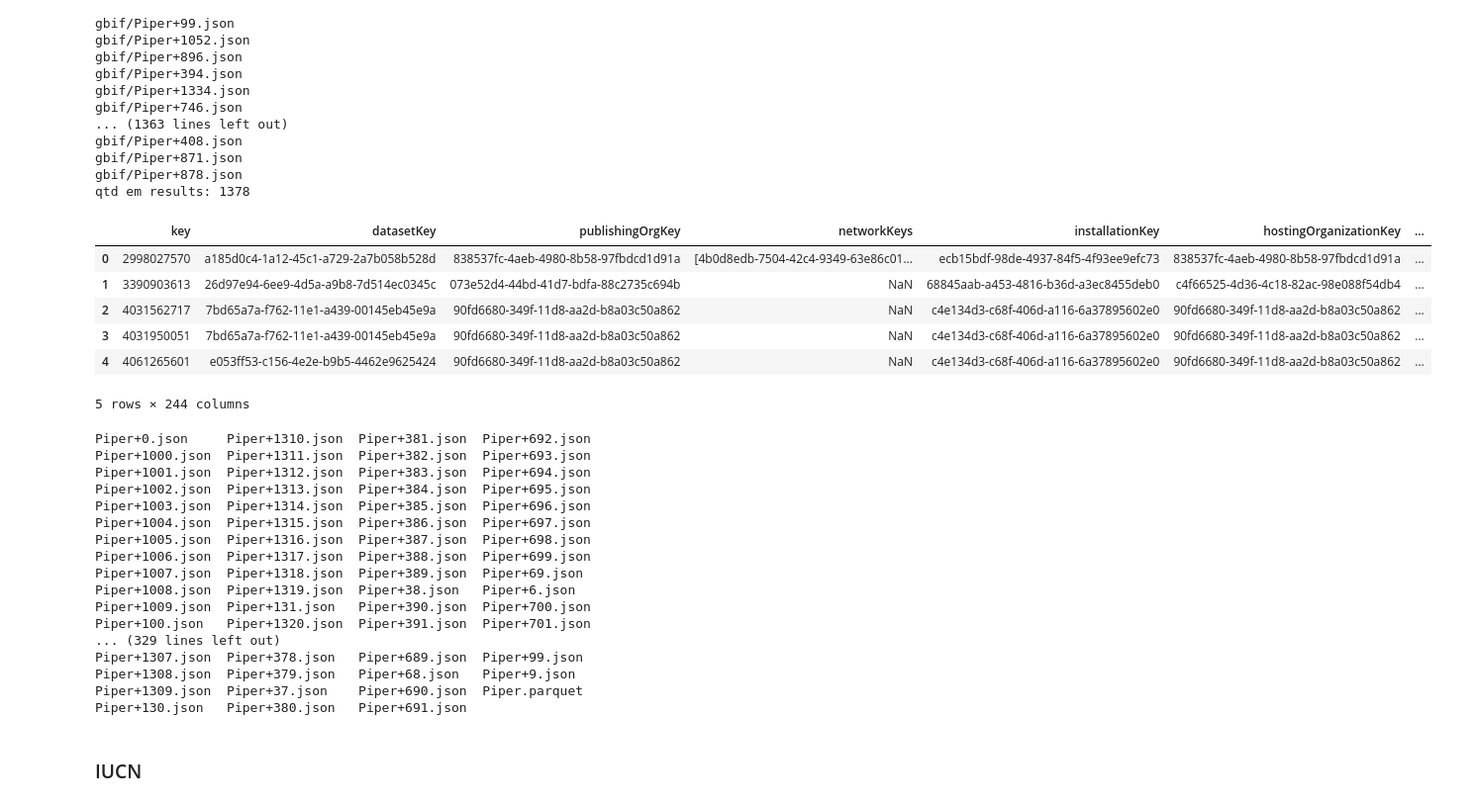
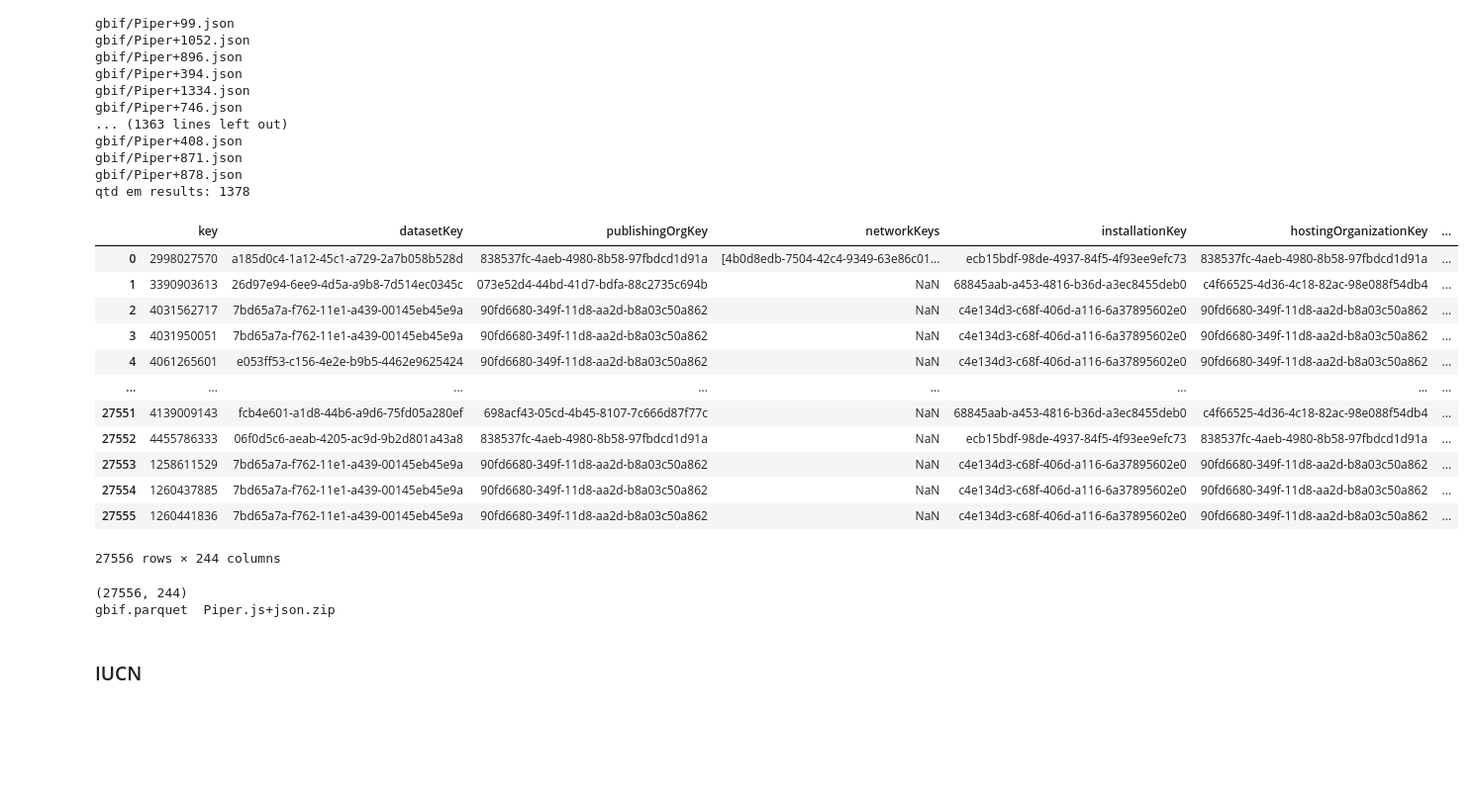
Before and after one commit to xaaaandao/din4072-applied-data-science, a Jupyter notebook: 02preprocess.ipynb, the cells around one changed output. Shown: that part at 99% size. Saved outputs shown, nothing was run; the diff lists cells and outputs as text; code cells hidden in the pictures; blank space fills up the shorter version.

```diff
--- a/02preprocess.ipynb
+++ b/02preprocess.ipynb
@@ -64,38 +64,30 @@ qtd em results: 1378
 # %%
 data = list(itertools.chain(*(r for r in results)))
 d2= dict(itertools.chain.from_iterable(d.items() for d in data))
 df = pd.json_normalize(data)
-df.head()
+df
 # %% [output]
 |  | key | datasetKey | publishingOrgKey | networkKeys | installationKey | hostingOrganizationKey | ... |
 | 0 | 2998027570 | a185d0c4-1a12-45c1-a729-2a7b058b528d | 838537fc-4aeb-4980-8b58-97fbdcd1d91a | [4b0d8edb-7504-42c4-9349-63e86c01... | ecb15bdf-98de-4937-84f5-4f93ee9efc73 | 838537fc-4aeb-4980-8b58-97fbdcd1d91a | ... |
 | 1 | 3390903613 | 26d97e94-6ee9-4d5a-a9b8-7d514ec0345c | 073e52d4-44bd-41d7-bdfa-88c2735c694b | NaN | 68845aab-a453-4816-b36d-a3ec8455deb0 | c4f66525-4d36-4c18-82ac-98e088f54db4 | ... |
 | 2 | 4031562717 | 7bd65a7a-f762-11e1-a439-00145eb45e9a | 90fd6680-349f-11d8-aa2d-b8a03c50a862 | NaN | c4e134d3-c68f-406d-a116-6a37895602e0 | 90fd6680-349f-11d8-aa2d-b8a03c50a862 | ... |
 | 3 | 4031950051 | 7bd65a7a-f762-11e1-a439-00145eb45e9a | 90fd6680-349f-11d8-aa2d-b8a03c50a862 | NaN | c4e134d3-c68f-406d-a116-6a37895602e0 | 90fd6680-349f-11d8-aa2d-b8a03c50a862 | ... |
 | 4 | 4061265601 | e053ff53-c156-4e2e-b9b5-4462e9625424 | 90fd6680-349f-11d8-aa2d-b8a03c50a862 | NaN | c4e134d3-c68f-406d-a116-6a37895602e0 | 90fd6680-349f-11d8-aa2d-b8a03c50a862 | ... |
+| ... | ... | ... | ... | ... | ... | ... | ... |
+| 27551 | 4139009143 | fcb4e601-a1d8-44b6-a9d6-75fd05a280ef | 698acf43-05cd-4b45-8107-7c666d87f77c | NaN | 68845aab-a453-4816-b36d-a3ec8455deb0 | c4f66525-4d36-4c18-82ac-98e088f54db4 | ... |
+| 27552 | 4455786333 | 06f0d5c6-aeab-4205-ac9d-9b2d801a43a8 | 838537fc-4aeb-4980-8b58-97fbdcd1d91a | NaN | ecb15bdf-98de-4937-84f5-4f93ee9efc73 | 838537fc-4aeb-4980-8b58-97fbdcd1d91a | ... |
+| 27553 | 1258611529 | 7bd65a7a-f762-11e1-a439-00145eb45e9a | 90fd6680-349f-11d8-aa2d-b8a03c50a862 | NaN | c4e134d3-c68f-406d-a116-6a37895602e0 | 90fd6680-349f-11d8-aa2d-b8a03c50a862 | ... |
+| 27554 | 1260437885 | 7bd65a7a-f762-11e1-a439-00145eb45e9a | 90fd6680-349f-11d8-aa2d-b8a03c50a862 | NaN | c4e134d3-c68f-406d-a116-6a37895602e0 | 90fd6680-349f-11d8-aa2d-b8a03c50a862 | ... |
+| 27555 | 1260441836 | 7bd65a7a-f762-11e1-a439-00145eb45e9a | 90fd6680-349f-11d8-aa2d-b8a03c50a862 | NaN | c4e134d3-c68f-406d-a116-6a37895602e0 | 90fd6680-349f-11d8-aa2d-b8a03c50a862 | ... |
-5 rows × 244 columns
+27556 rows × 244 columns
 # %%
-filename = os.path.join(local_file, "Piper.parquet")
+print(df.shape)
+filename = os.path.join(local_file, "gbif.parquet")
 df.to_parquet(filename)
 !ls gbif/
 # %% [output]
-Piper+0.json     Piper+1310.json  Piper+381.json  Piper+692.json
-Piper+1000.json  Piper+1311.json  Piper+382.json  Piper+693.json
-Piper+1001.json  Piper+1312.json  Piper+383.json  Piper+694.json
-Piper+1002.json  Piper+1313.json  Piper+384.json  Piper+695.json
-Piper+1003.json  Piper+1314.json  Piper+385.json  Piper+696.json
-Piper+1004.json  Piper+1315.json  Piper+386.json  Piper+697.json
-Piper+1005.json  Piper+1316.json  Piper+387.json  Piper+698.json
-Piper+1006.json  Piper+1317.json  Piper+388.json  Piper+699.json
-Piper+1007.json  Piper+1318.json  Piper+389.json  Piper+69.json
-Piper+1008.json  Piper+1319.json  Piper+38.json   Piper+6.json
-Piper+1009.json  Piper+131.json   Piper+390.json  Piper+700.json
-Piper+100.json   Piper+1320.json  Piper+391.json  Piper+701.json
-... (329 lines left out)
-Piper+1307.json  Piper+378.json   Piper+689.json  Piper+99.json
-Piper+1308.json  Piper+379.json   Piper+68.json   Piper+9.json
-Piper+1309.json  Piper+37.json    Piper+690.json  Piper.parquet
-Piper+130.json   Piper+380.json   Piper+691.json
+(27556, 244)
+gbif.parquet  Piper.js+json.zip
 # %% [markdown]
 ### IUCN
 # %%
```
Also changed, not shown: parts of 8 cells of this notebook, 4 other files.
